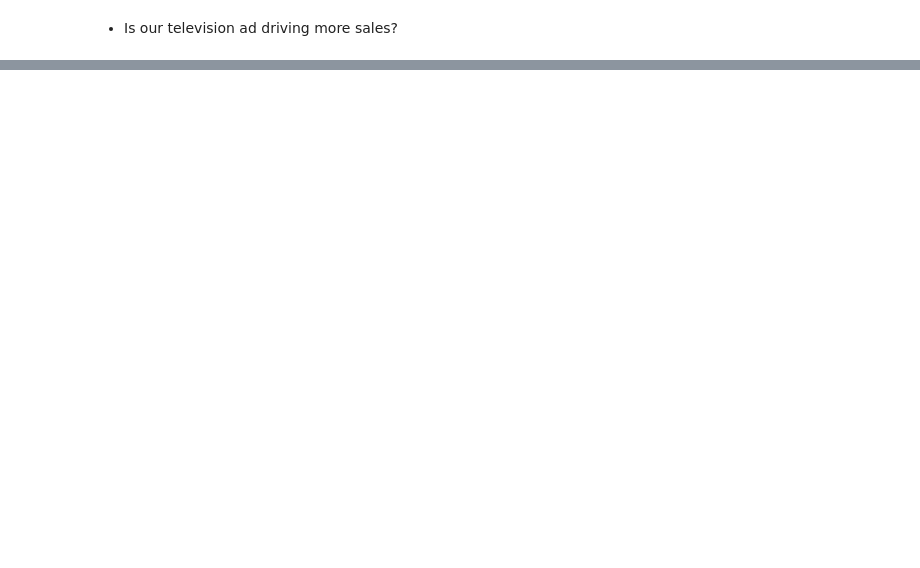
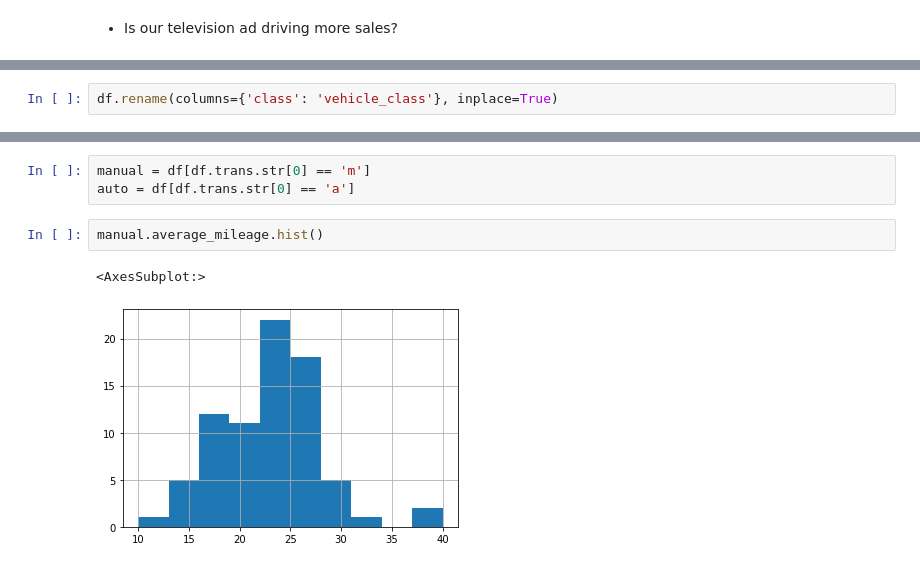
Before and after one commit to DBerchelmann/statistics-exercises, a Jupyter notebook: hypothesis_testing.ipynb, the cells around one changed output, grey strips where cells are left out. Cells and saved outputs as stored; diff of their text form; blank space fills up the shorter version.

```diff
--- a/hypothesis_testing.ipynb
+++ b/hypothesis_testing.ipynb
@@ -36,0 +162,2 @@
+# %%
+df.rename(columns={'class': 'vehicle_class'}, inplace=True)
@@ -36,0 +213,8 @@
+# %%
+manual = df[df.trans.str[0] == 'm']
+auto = df[df.trans.str[0] == 'a']
+# %%
+manual.average_mileage.hist()
+# %% [output]
+<AxesSubplot:>
+[figure, added]
```
Also changed, not shown: parts of 38 cells of this notebook, 1 other file.
